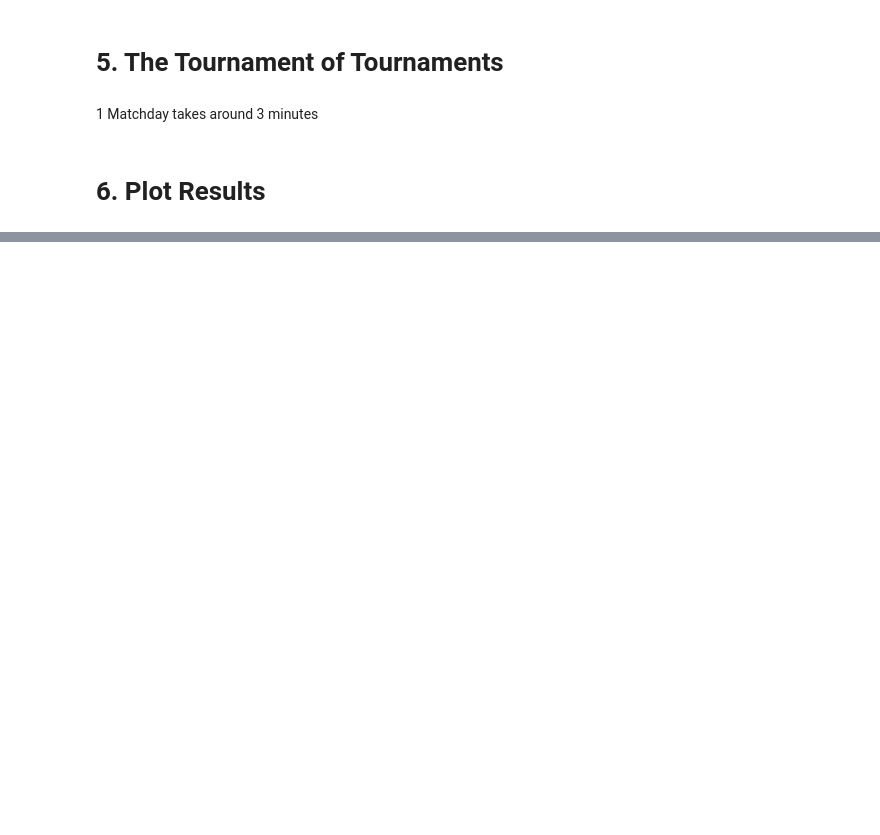
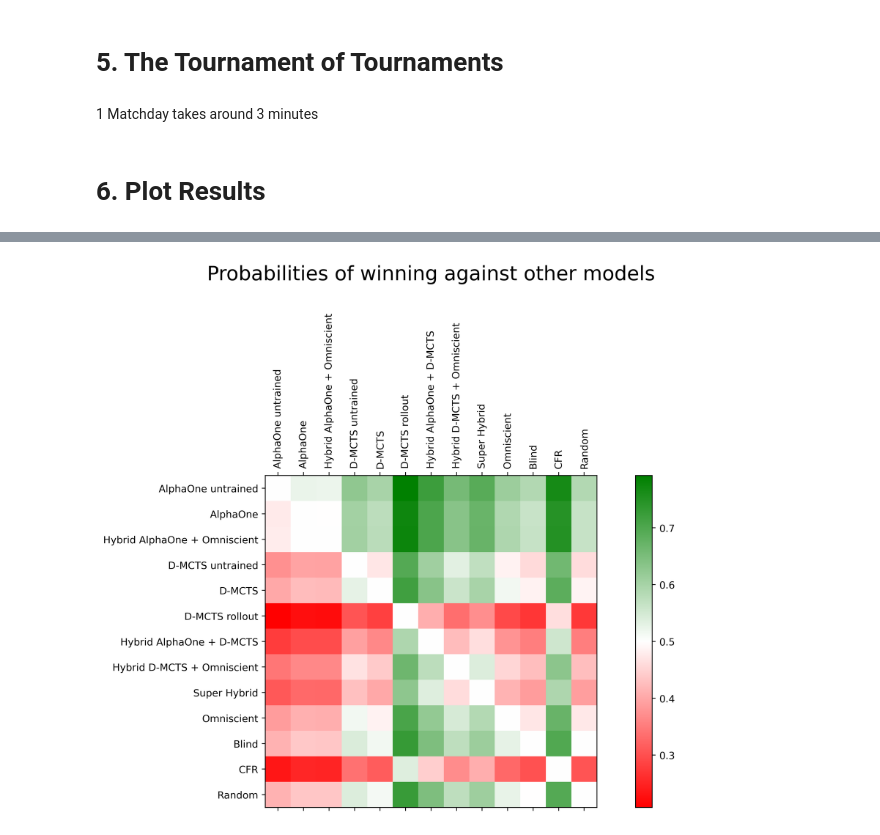
Before and after one commit to tobias-kirschstein/alpha-one, a Jupyter notebook: notebooks/evaluation/03_evaluate_alphaone.ipynb, the cells around one changed output, grey strips where cells are left out. Drawn from its saved outputs; the diff is of its cells as text; code cells hidden in the pictures; blank space fills up the shorter version.

```diff
--- a/notebooks/evaluation/03_evaluate_alphaone.ipynb
+++ b/notebooks/evaluation/03_evaluate_alphaone.ipynb
@@ -206,7 +230,9 @@ agents = {
     random_agent: 'Random',
     hybrid_alpha_one_dmcts_agent: 'Hybrid AlphaOne + D-MCTS',
     hybrid_alpha_one_omniscient_agent: 'Hybrid AlphaOne + Omniscient',
-    cfr_agent: 'CFR'
+    cfr_agent: 'CFR',
+    hybrid_d_mcts_omniscient_agent: 'Hybrid D-MCTS + Omniscient',
+    super_hybrid_agent: 'Super Hybrid'
 }
 agents_by_key, agent_names_by_key = zip(*agents.items())
 # %%
@@ -252,4 +276,10 @@ plot_manager.save(true_skill_rating_system.get_ratings(), 'true_skill_ratings')
 plot_manager.save(average_reward_rating_system.get_ratings(), 'average_reward_ratings')
 #plot_manager.save(ratings_histories, 'ratings_histories')
 plot_manager.save(agent_names_by_key, 'agent_names_by_key')
+# %%
+plot_manager = PlotManager(game_name, 'tournament-3')
+elo_ratings = plot_manager.load('elo_ratings')
+true_skill_ratings = plot_manager.load('true_skill_ratings')
+average_reward_ratings = plot_manager.load('average_reward_ratings')
+agent_names_by_key = plot_manager.load('agent_names_by_key')
 # %%
@@ -276,2 +327,5 @@ for rating_system, ratings_history, rating_system_name in zip(rating_systems, ra
+# %%
+agent_names_sorted = ['AlphaOne untrained', 'AlphaOne', 'Hybrid AlphaOne + Omniscient', 'D-MCTS untrained', 'D-MCTS', 'D-MCTS rollout', 'Hybrid AlphaOne + D-MCTS',  'Hybrid D-MCTS + Omniscient', 'Super Hybrid', 'Omniscient', 'Blind', 'CFR', 'Random']
+agent_order = [agent_names_by_key.index(agent_name) for agent_name in agent_names_sorted]
 # %%
 print("Final average rewards:")
@@ -284,20 +356,24 @@ for player_id in sorted_agents:
 win_probability_matrix = np.zeros((len(agents), len(agents)))
 for agent_1 in range(len(agents)):
     for agent_2 in range(len(agents)):
-        win_probability_matrix[agent_1, agent_2] = elo_rating_system.calculate_win_probability(elo_rating_system.get_rating(agent_1), elo_rating_system.get_rating(agent_2))
+        #win_probability_matrix[agent_1, agent_2] = elo_rating_system.calculate_win_probability(elo_rating_system.get_rating(agent_1), elo_rating_system.get_rating(agent_2))
+        win_probability_matrix[agent_1, agent_2] = elo_rating_system.calculate_win_probability(elo_ratings[agent_1], elo_ratings[agent_2])
+win_probability_matrix = win_probability_matrix[agent_order][:, agent_order]
 # %%
-plt.figure(figsize=(12, 8))
+fig = plt.figure(figsize=(12, 8), dpi=400)
 ax = plt.gca()
 plt.title("Probabilities of winning against other models", pad=180, fontsize=20)
-ax.matshow(win_probability_matrix, cmap=matplotlib.colors.LinearSegmentedColormap.from_list("", ["red", "white", "green"]))
-ax.set_xticks(list(range(12)))
-ax.set_yticks(list(range(12)))
-ax.set_xticklabels(list(agent_names_by_key), rotation=90)
-ax.set_yticklabels(list(agent_names_by_key))
-ax.axis('image')
+cax = ax.matshow(win_probability_matrix, cmap=matplotlib.colors.LinearSegmentedColormap.from_list("", ["red", "white", "green"]))
+ax.set_xticks(list(range(len(agent_names_sorted))))
+ax.set_yticks(list(range(len(agent_names_sorted))))
+ax.set_xticklabels(agent_names_sorted, rotation=90)
+ax.set_yticklabels(agent_names_sorted)
+fig.colorbar(cax)
 plt.tight_layout()
-plot_manager.save_current_plot(f"tournament_winning_probabilities.pdf")
+plot_manager.save_current_plot(f"tournament_winning_probabilities.png")
 plt.show()
+# %% [output]
+[figure, added]
 # %%
 average_reward_matrix = np.zeros((len(agents), len(agents)))
 for agent_1 in range(len(agents)):
```
Also changed, not shown: parts of 23 cells of this notebook, 3 other files.
